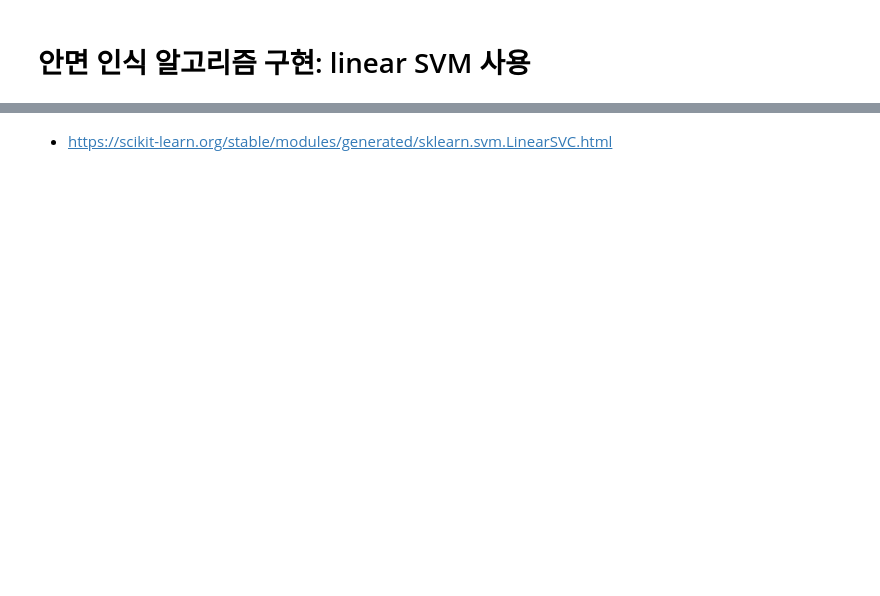
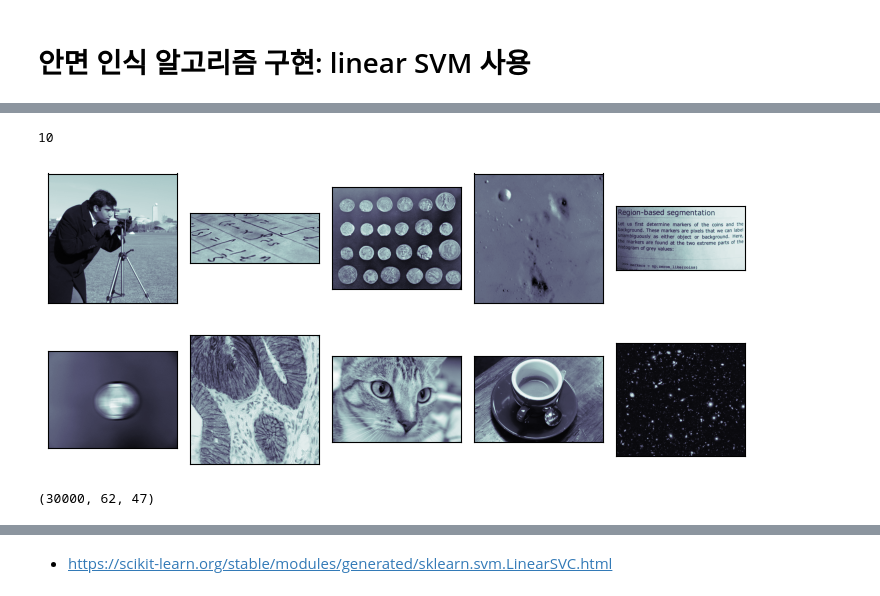
Before and after one commit to gymnopedy01/ictis-2023-ai, a Jupyter notebook: 다운로드/배포_ML_SVM_얼굴검출.ipynb, the cells around one changed output, grey strips where cells are left out. Drawn from its saved outputs; the diff is of its cells as text; code cells hidden in the pictures; blank space fills up the shorter version.

```diff
--- a/다운로드/배포_ML_SVM_얼굴검출.ipynb
+++ b/다운로드/배포_ML_SVM_얼굴검출.ipynb
@@ -61,37 +82,42 @@ positive_patches[0].shape
 # %%
 #2. 부정 훈련 표본
 from skimage import data, transform
 images_to_use = ['camera', 'text', 'coins', 'moon', 'page', 'clock',
                  'immunohistochemistry','chelsea', 'coffee', 'hubble_deep_field']
 images = [getattr(data, images_to_use[i])()  for i in range(6)]
-images = [color.rgb2gray(getattr(data, images_to_use[i])() )
+images = images + [color.rgb2gray(getattr(data, images_to_use[i])() )       # getattr(object,'name') 이라는 함수는 object라는 오브젝트 내부의 name이라는 멤버를 반환한다.
           for i in range(6, 10)]
 print(len(images))
 
 fig, axes = plt.subplots(2,5, figsize=(9,4),
                          subplot_kw={'xticks':[], 'yticks':[]},
                         gridspec_kw=dict(hspace=0.1, wspace=0.1))
 for i, ax in enumerate(axes.flat):
     ax.imshow(images[i], cmap='bone')
 plt.show()
+# %% [output]
+10
+[figure, added]
 # %%
 from sklearn.feature_extraction.image import PatchExtractor
 
 def extract_patches(img, N, scale=1.0, patch_size=positive_patches[0].shape):
     extracted_patch_size = \
-     ((scale * np.array(patch_size)).astype(int))
+     tuple((scale * np.array(patch_size)).astype(int))
     extractor = PatchExtractor(patch_size=extracted_patch_size,
                               max_patches=N, random_state=0)
     patches = extractor.transform(img[np.newaxis])
     if scale != 1:
-        patches = np.array([transform.(patch, patch_size)
+        patches = np.array([transform.resize(patch, patch_size)
                            for patch in patches])
     #print(patches.shape)
     return patches
 
-negative_patches = ([extract_patches(im, 1000, scale)
+negative_patches = np.vstack([extract_patches(im, 1000, scale)
                             for im in images for scale in [0.5, 1.0, 2.0]])
 negative_patches.shape
+# %% [output]
+(30000, 62, 47)
 # %%
 fig, ax = plt.subplots(6, 10, figsize=(20, 12))
 for i, axi in enumerate(ax.flat):
```
Also changed, not shown: parts of 28 cells of this notebook.
